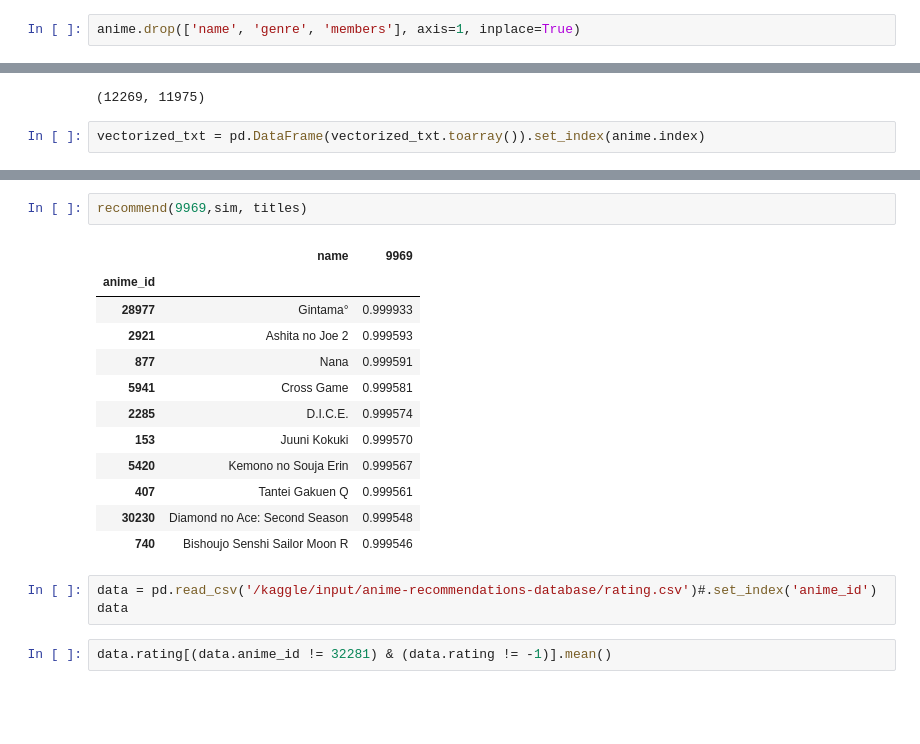
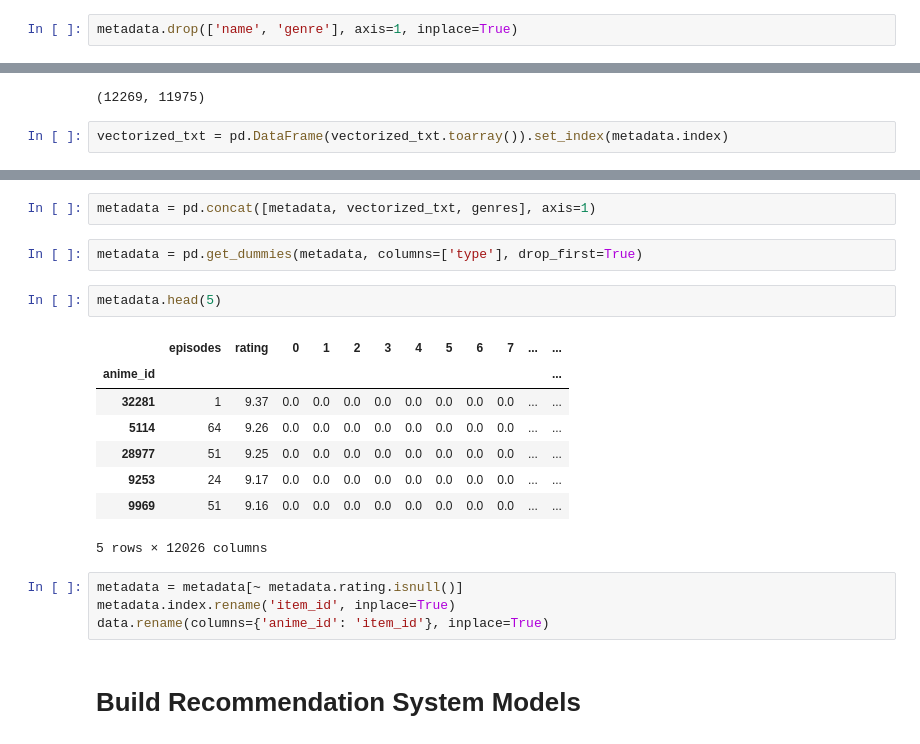
Before and after one commit to mohamed-malk/Anime-Recommendations-System, a Jupyter notebook: anime-recommendations-system.ipynb, the cells around one changed output, grey strips where cells are left out. Cells and saved outputs as stored; diff of their text form; blank space fills up the shorter version.

```diff
--- a/anime-recommendations-system.ipynb
+++ b/anime-recommendations-system.ipynb
@@ -364,7 +480,7 @@ anime_id
 9969                        Gintama&#039;
 Name: name, dtype: object
 # %%
-anime.drop(['name', 'genre', 'members'], axis=1, inplace=True)
+metadata.drop(['name', 'genre'], axis=1, inplace=True)
 # %%
 # handle name
 tf = TfidfVectorizer(stop_words='english')
@@ -374,7 +490,7 @@ vectorized_txt.shape
 # %% [output]
 (12269, 11975)
 # %%
-vectorized_txt = pd.DataFrame(vectorized_txt.toarray()).set_index(anime.index)
+vectorized_txt = pd.DataFrame(vectorized_txt.toarray()).set_index(metadata.index)
 # %%
 vectorized_txt.head(5)
 # %% [output]
@@ -437,20 +505,21 @@ titles.loc[9969]
-# %%
-recommend(9969,sim, titles)
-# %% [output]
-|  | name | 9969 |
-| anime_id |  |  |
-| 28977 | Gintama° | 0.999933 |
-| 2921 | Ashita no Joe 2 | 0.999593 |
-| 877 | Nana | 0.999591 |
-| 5941 | Cross Game | 0.999581 |
-| 2285 | D.I.C.E. | 0.999574 |
-| 153 | Juuni Kokuki | 0.999570 |
-| 5420 | Kemono no Souja Erin | 0.999567 |
-| 407 | Tantei Gakuen Q | 0.999561 |
-| 30230 | Diamond no Ace: Second Season | 0.999548 |
-| 740 | Bishoujo Senshi Sailor Moon R | 0.999546 |
-# %%
-data = pd.read_csv('/kaggle/input/anime-recommendations-database/rating.csv')#.set_index('anime_id')
-data
-# %%
-data.rating[(data.anime_id != 32281) & (data.rating != -1)].mean()
+# %%
+metadata = pd.concat([metadata, vectorized_txt, genres], axis=1)
+# %%
+metadata = pd.get_dummies(metadata, columns=['type'], drop_first=True)
+# %%
+metadata.head(5)
+# %% [output]
+|  | episodes | rating | 0 | 1 | 2 | 3 | 4 | 5 | 6 | 7 | ... | ... |
+| anime_id |  |  |  |  |  |  |  |  |  |  |  | ... |
+| 32281 | 1 | 9.37 | 0.0 | 0.0 | 0.0 | 0.0 | 0.0 | 0.0 | 0.0 | 0.0 | ... | ... |
+| 5114 | 64 | 9.26 | 0.0 | 0.0 | 0.0 | 0.0 | 0.0 | 0.0 | 0.0 | 0.0 | ... | ... |
+| 28977 | 51 | 9.25 | 0.0 | 0.0 | 0.0 | 0.0 | 0.0 | 0.0 | 0.0 | 0.0 | ... | ... |
+| 9253 | 24 | 9.17 | 0.0 | 0.0 | 0.0 | 0.0 | 0.0 | 0.0 | 0.0 | 0.0 | ... | ... |
+| 9969 | 51 | 9.16 | 0.0 | 0.0 | 0.0 | 0.0 | 0.0 | 0.0 | 0.0 | 0.0 | ... | ... |
+5 rows × 12026 columns
+# %%
+metadata = metadata[~ metadata.rating.isnull()]
+metadata.index.rename('item_id', inplace=True)
+data.rename(columns={'anime_id': 'item_id'}, inplace=True)
+# %% [markdown]
+# Build Recommendation System Models
```
Also changed, not shown: parts of 80 cells of this notebook.
